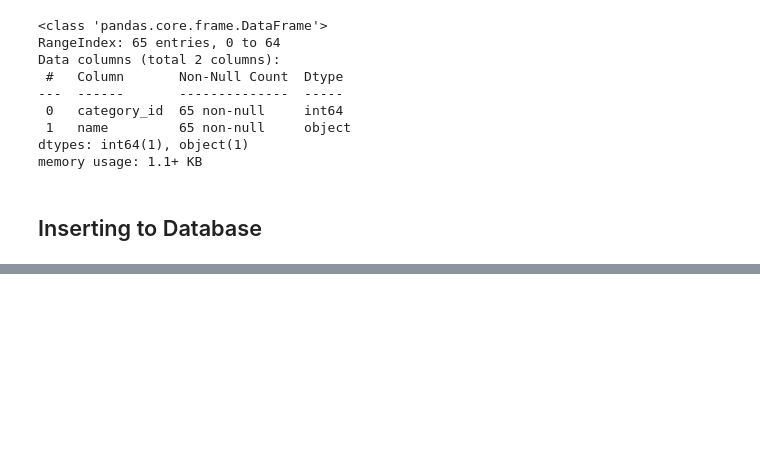
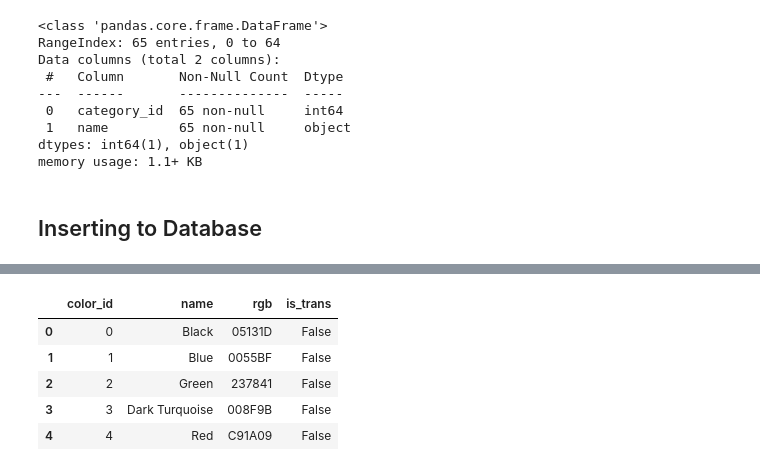
Before and after one commit to Supasyl/ETL_project, a Jupyter notebook: ETL_Pandas.ipynb, the cells around one changed output, grey strips where cells are left out. Drawn from its saved outputs; the diff is of its cells as text; code cells hidden in the pictures; blank space fills up the shorter version.

```diff
--- a/ETL_Pandas.ipynb
+++ b/ETL_Pandas.ipynb
@@ -343,6 +359,13 @@ pd.read_sql_query('select * from parts', con=engine).head()
 # %%
 # colors
-colors_df.to_sql(name='colors', con=engine, if_exists='append', index=False)
+colors_df.to_sql(name='colors', con=engine, if_exists='replace', index=False)
 pd.read_sql_query('select * from colors', con=engine).head()
+# %% [output]
+|  | color_id | name | rgb | is_trans |
+| 0 | 0 | Black | 05131D | False |
+| 1 | 1 | Blue | 0055BF | False |
+| 2 | 2 | Green | 237841 | False |
+| 3 | 3 | Dark Turquoise | 008F9B | False |
+| 4 | 4 | Red | C91A09 | False |
 # %%
 # elements
```
Also changed, not shown: parts of 13 cells of this notebook, 24 other files.
